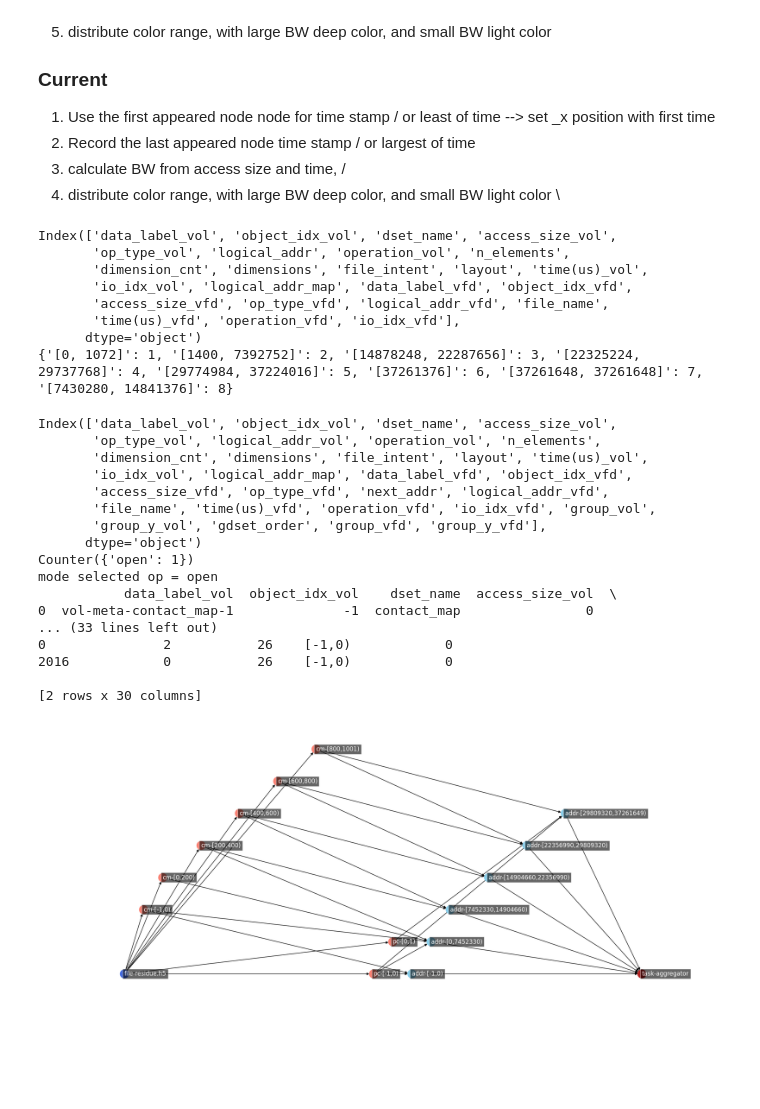
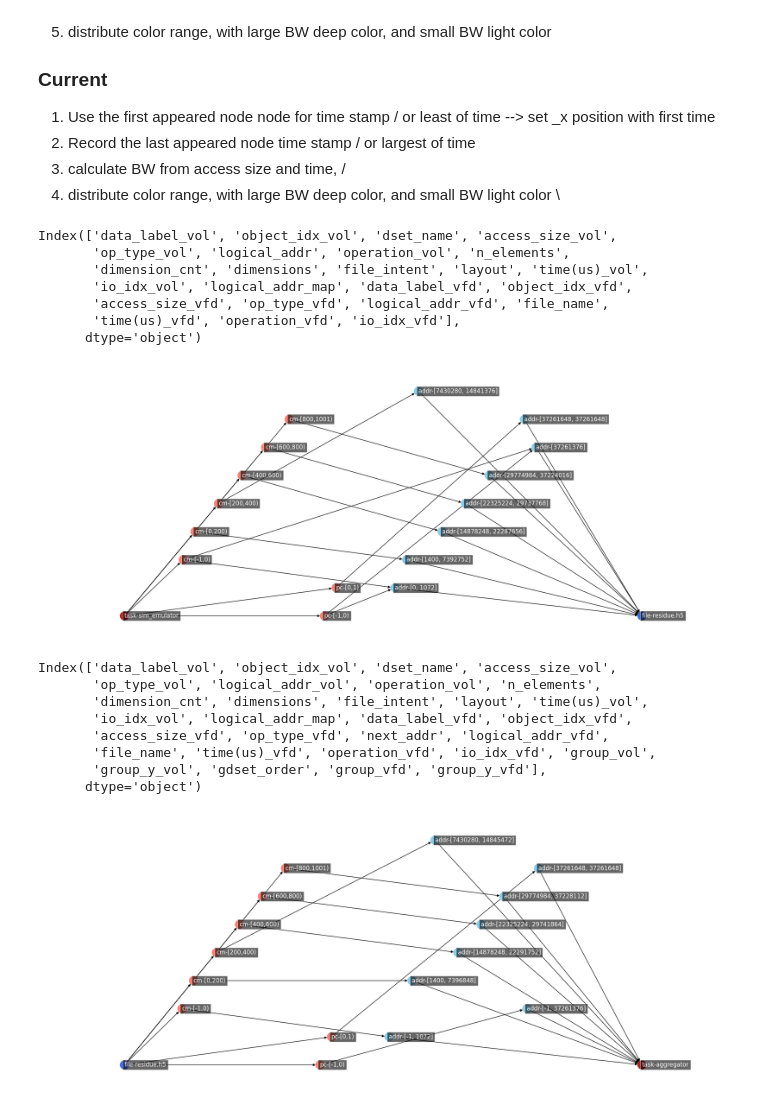
Before and after one commit to candiceT233/local-co-scheduling, a Jupyter notebook: analysis_scripts/grouped_VOLVFD_Graph_SimAgg.ipynb, the cells around one changed output. Cells and saved outputs as stored; diff of their text form; code cells hidden in the pictures; blank space fills up the shorter version.

Commit message:
corrected ndoes paddings

```diff
--- a/analysis_scripts/grouped_VOLVFD_Graph_SimAgg.ipynb
+++ b/analysis_scripts/grouped_VOLVFD_Graph_SimAgg.ipynb
@@ -16,7 +16,7 @@ from scipy import stats
 
 image_path='../save_outputs/vol-vfd/grouped'
 group_cnt = 5
-padding = 2
+padding = 4
 POINT_CLOUD_DURATION = 1538
 # %% [markdown]
 ## Add time for group when duration is collected
@@ -239,9 +239,7 @@ def get_vol_group_addr(x):
         return {f'{x.name}' : [min_addr, max_addr]}
 
 def get_vfd_group_rank(x):
-
     rank = int(x['io_idx_vfd'].min())
-
     return rank
 
 def map_split_tags(df,gc=group_cnt, x_pos=0):
@@ -250,68 +248,46 @@ def map_split_tags(df,gc=group_cnt, x_pos=0):
     # g: group, y: y-position, o: order
     vol_glist = []
     vol_y_list = []
-    vfd_glist = []
-    vfd_y_list = []
     vol_olist = []
 
     for idx, row in df.iterrows():
         ds = row['dset_name']
         curr_idx = row['object_idx_vol']
-        curr_addr = row['logical_addr_vfd']
         for k,v in vol_rmap[ds].items():
             if curr_idx >= v['range'][0] and curr_idx < v['range'][1]:
                 vol_glist.append(k)
                 vol_y_list.append(v['rank'])
                 vol_olist.append(v['gdset_order'])
 
-        # for k,v in vfd_rmap.items():
-        #     if curr_addr >= v['range'][0] and curr_addr < v['range'][1]:
-        #         vfd_glist.append(k)
-        #         vfd_y_list.append(v['rank'])
-            # else:
-            #     print(f"curr_addr : {curr_addr}")
-
     df['group_vol'] = vol_glist
     df['group_y_vol'] = vol_y_list
     df['gdset_order'] = vol_olist
 
+
     vol_vfd_dlist = df.groupby('group_vol').apply(get_vol_group_addr).to_list()
-
     vol_vfd_dict = {}
     more_meta_label = {}
-
     for d in vol_vfd_dlist:
         vol_vfd_dict.update(d)
         for k,v in d.items():
             if len(v) == 1:
-            # if v['last_addr'] == -1:
                 more_meta_label[v[0]] = k
-                # special_addr.append(int(v['first_addr']))
     # convert address to string
     for vol_label, addr in vol_vfd_dict.items():
         vol_vfd_dict[vol_label] = f'{addr}'
 
     df['group_vfd'] = df['group_vol'].map(vol_vfd_dict)
     df.replace({"group_vfd":vol_vfd_dict})
-
     for addr, vfd_label in more_meta_label.items():
         df.loc[df['logical_addr_vfd'] == addr, 'group_vfd'] = f'{[addr]}'
 
     vfd_y_dlist = df.groupby('group_vfd').apply(get_vfd_group_rank).to_dict()
-
-    # print(vfd_y_dlist)
-
     vfd_y_map = {key: rank for rank, key in enumerate(sorted(vfd_y_dlist, key=lambda x:x[1], reverse=False), 1)}
-
-    print(vfd_y_map)
     df['group_y_vfd'] = df['group_vfd'].map(vfd_y_map)
-
-    # df['group_vfd'] = vfd_glist
-    # df['group_y_vfd'] = vfd_y_list
+    # print(vfd_y_map)
 
     # pd.set_option('display.max_rows', None)
-    # print(df.head(100))
-
+    # print(df.head(10))
     return df
 # %%
 from re import X
@@ -415,7 +391,7 @@ def add_edges_one2many(G,df,c1,c2, x_pos=0, tags=['','']):
     for k,v in tags_y_dict.items():
         # k=group_vol, v=group_y_vol
         node_name = f'{tags[1]}-{k}'
-        _x = node_x_dict[k][0]
+        _x = node_x_dict[k][0] + padding*2
         # print(f"{k} = {node_x_dict[k]}")
         time_elaps_us = node_time_dict[k][1] - node_time_dict[k][0]
         G.add_node(node_name, pos=(_x,v), name=tags[1],
@@ -458,7 +434,7 @@ def add_edges_many2one(G,df,c1,c2, x_pos=0, tags=['','']):
     _x = max(list(node_x_dict.values()), key = lambda t: t[1])[1] # ordered by end time
     # add last node
     sname = f'{tags[1]}-{c2}'
-    G.add_node(sname, pos=(_x+1,0), name=tags[1])
+    G.add_node(sname, pos=(_x + padding*2,0), name=tags[1])
 
     attr_dict = df.groupby(c1).apply(get_edge_attributes,
         sname=sname, tag=tags[0],
@@ -509,9 +485,9 @@ df_sim_merged = map_split_tags(df_sim_merged,group_cnt)
 G_SIM = nx.DiGraph()
 
 add_edges_one2many(G_SIM,df_sim_merged, 'sim_emulator', 'group_vol', x_pos=0, tags=['task','sim-vol'])
-x_pos = max(nx.get_node_attributes(G_SIM,'pos').values())[0] + 1
+x_pos = max(nx.get_node_attributes(G_SIM,'pos').values())[0] + padding
 add_edges_many2many(G_SIM,df_sim_merged, 'group_vol', 'group_vfd', x_pos=x_pos, tags=['sim-vol','sim-addr'])
-x_pos = max(nx.get_node_attributes(G_SIM,'pos').values())[0] + 1
+x_pos = max(nx.get_node_attributes(G_SIM,'pos').values())[0] + padding
 add_edges_many2one(G_SIM,df_sim_merged, 'group_vfd', 'residue.h5', x_pos=x_pos, tags=['sim-addr','file'])
 
 # print(get_min_max_loc(G_SIM))
@@ -527,47 +503,38 @@ Index(['data_label_vol', 'object_idx_vol', 'dset_name', 'access_size_vol',
        'access_size_vfd', 'op_type_vfd', 'logical_addr_vfd', 'file_name',
        'time(us)_vfd', 'operation_vfd', 'io_idx_vfd'],
       dtype='object')
-{'[0, 1072]': 1, '[1400, 7392752]': 2, '[14878248, 22287656]': 3, '[22325224, 29737768]': 4, '[29774984, 37224016]': 5, '[37261376]': 6, '[37261648, 37261648]': 7, '[7430280, 14841376]': 8}
+[figure, added]
 # %%
 fagg_read='../save_outputs/vol-vfd/prov-vfd-agg-read-merged.csv'
 
 df_agg_read_merged = read_data(fagg_read)
 
 x_pos = max(nx.get_node_attributes(G_SIM,'pos').values())[0]
 df_agg_read_merged = map_split_tags(df_agg_read_merged,group_cnt,x_pos)
 print(df_agg_read_merged.columns)
 
 G_AGG_R = nx.DiGraph()
 
 add_edges_one2many(G_AGG_R,df_agg_read_merged, 'residue.h5', 'group_vol', x_pos=x_pos, tags=['file','agg_r-vol'])
 # add_edges_many2many(G_AGG_R,df_agg_read_merged, 'group_vol', 'group_vfd', x_pos=x_pos, tags=['agg_r-vol','agg_r-addr'])
 
-x_pos = max(nx.get_node_attributes(G_AGG_R,'pos').values())[0]
+x_pos = max(nx.get_node_attributes(G_AGG_R,'pos').values())[0] + padding
 add_edges_many2many(G_AGG_R,df_agg_read_merged, 'group_vol', 'group_vfd', x_pos=x_pos, tags=['agg_r-vol','agg_r-addr'])
 
-x_pos = max(nx.get_node_attributes(G_AGG_R,'pos').values())[0]
+x_pos = max(nx.get_node_attributes(G_AGG_R,'pos').values())[0] + padding
 add_edges_many2one(G_AGG_R,df_agg_read_merged, 'group_vfd', 'aggregator', x_pos=x_pos, tags=['agg_r-addr','task'])
 
 draw_graph(G_AGG_R,COLOR_MAP, rm_tags=['agg_r'])
 # %% [output]
 Index(['data_label_vol', 'object_idx_vol', 'dset_name', 'access_size_vol',
        'op_type_vol', 'logical_addr_vol', 'operation_vol', 'n_elements',
        'dimension_cnt', 'dimensions', 'file_intent', 'layout', 'time(us)_vol',
        'io_idx_vol', 'logical_addr_map', 'data_label_vfd', 'object_idx_vfd',
        'access_size_vfd', 'op_type_vfd', 'next_addr', 'logical_addr_vfd',
        'file_name', 'time(us)_vfd', 'operation_vfd', 'io_idx_vfd', 'group_vol',
        'group_y_vol', 'gdset_order', 'group_vfd', 'group_y_vfd'],
       dtype='object')
-Counter({'open': 1})
-mode selected op = open
-           data_label_vol  object_idx_vol    dset_name  access_size_vol  \
-0  vol-meta-contact_map-1              -1  contact_map                0
-... (33 lines left out)
-0               2           26    [-1,0)            0
-2016            0           26    [-1,0)            0
-
-[2 rows x 30 columns]
-[figure, old version]
+[figure, new version]
 # %%
 fagg_write='../save_outputs/vol-vfd/prov-vfd-agg-write-merged.csv'
 
```
Also changed, not shown: parts of 5 cells of this notebook, 19 other files.
